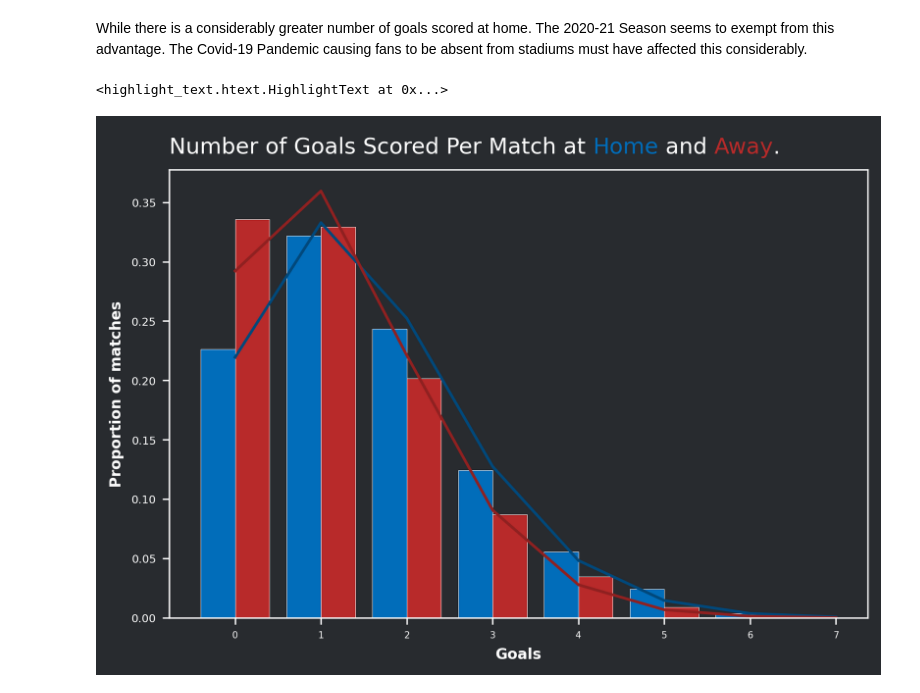
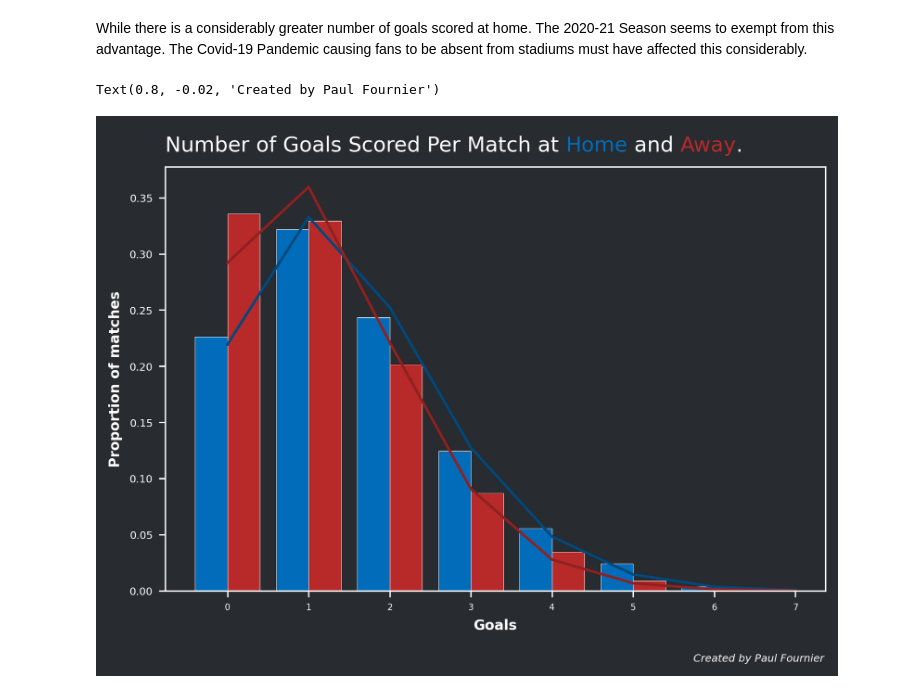
Before and after one commit to Fournierp/FPL, a Jupyter notebook: analysis/score.ipynb, the cells around one changed output. Saved outputs shown, nothing was run; the diff lists cells and outputs as text; code cells hidden in the pictures.

```diff
--- a/analysis/score.ipynb
+++ b/analysis/score.ipynb
@@ -72,33 +72,37 @@ ax.plot(
     linestyle="-",
     color="#01497c",
     label="Home Poisson",
 )
 
 ax.plot(
     [i for i in range(0, max_goals)],
     away_poisson,
     linestyle="-",
     color="#902121",
     label="Away Poisson",
 )
 
 ax.set_xticks(np.arange(0, max_goals), minor=False)
 ax.set_xlabel(
     "Goals", fontfamily=title_font,
     fontweight="bold", fontsize=8, color=text_color)
 ax.set_ylabel(
     "Proportion of matches", fontfamily=title_font,
     fontweight="bold", fontsize=8, color=text_color)
 
 fig_text(x=0.1, y=1.025,
         s="Number of Goals Scored Per Match at <Home> and <Away>.",
         highlight_textprops=[
             {"color": '#016DBA'},
             {"color": '#B82A2A'},
             ],
         fontweight="regular", fontsize=12, fontfamily=title_font,
         color=text_color, alpha=1)
+
+fig.text(
+    0.8, -0.02, "Created by Paul Fournier", fontstyle="italic",
+    fontsize=6, fontfamily='DejaVu Sans', color=text_color)
 # %% [output]
-<highlight_text.htext.HighlightText at 0x...>
+Text(0.8, -0.02, 'Created by Paul Fournier')
-[figure, old version]
+[figure, new version]
 # %%
```
Also changed, not shown: parts of 2 cells of this notebook.
